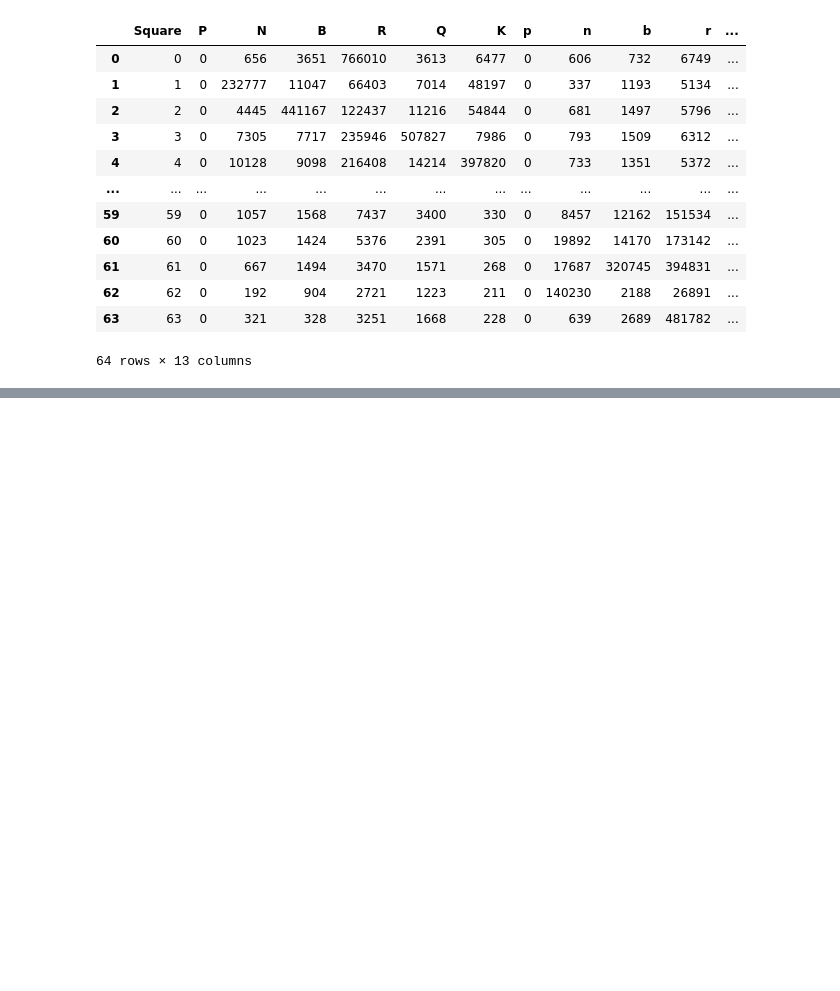
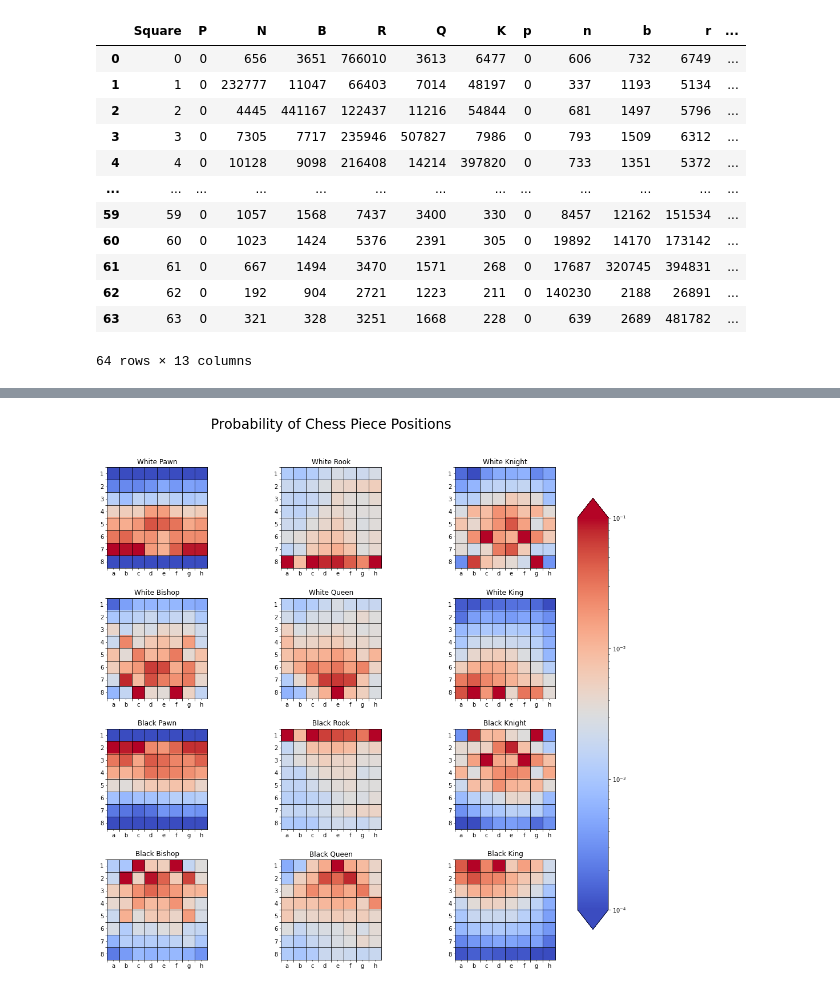
Before and after one commit to trinhhungfischer/chess-ai, a Jupyter notebook: scripts/position_analysis.ipynb, the cells around one changed output, grey strips where cells are left out. Drawn from its saved outputs; the diff is of its cells as text; code cells hidden in the pictures; blank space fills up the shorter version.

Commit message:
feat: Postion analysis and visualization

```diff
--- a/scripts/position_analysis.ipynb
+++ b/scripts/position_analysis.ipynb
@@ -11,7 +17,7 @@ import io
 players = ['Caruana', 'Polgar', 'Fischer', 'Morphy', 'Botvinnik', 'Tal',
  'Kasparov', 'Anand', 'Carlsen', 'Nakamura', 'Alekhine', 'Capablanca']
 # %%
-white_chess_pieces_type = [i for i in range (1, 7)]
+chess_pieces_type = [i for i in range (1, 7)]
 mapp = {1: [0] * 64, 2: [0] * 64, 3: [0] * 64, 4: [0] * 64, 5: [0] * 64, 6: [0] * 64}
 
 for player in players:
@@ -27,7 +33,7 @@ for player in players:
 
     for turn, move in enumerate(first_game.mainline_moves()):
       board.push(move)
-      for piece in white_chess_pieces_type:
+      for piece in chess_pieces_type:
         li = list(board.pieces(piece_type=piece, color=True))
         # print(li)
         for i in li:
@@ -36,7 +42,7 @@ for player in players:
 white_data = pd.DataFrame(mapp)
 white_data.rename(columns = {1:'P', 2:'N', 3:'B', 4:'R', 5:'Q', 6:'K'}, inplace=True)
 # %%
-white_chess_pieces_type = [i for i in range (1, 7)]
+chess_pieces_type = [i for i in range (1, 7)]
 mapp = {1: [0] * 64, 2: [0] * 64, 3: [0] * 64, 4: [0] * 64, 5: [0] * 64, 6: [0] * 64}
 
 for player in players:
@@ -52,7 +58,7 @@ for player in players:
 
     for turn, move in enumerate(first_game.mainline_moves()):
       board.push(move)
-      for piece in white_chess_pieces_type:
+      for piece in chess_pieces_type:
         li = list(board.pieces(piece_type=piece, color=False))
         # print(li)
         for i in li:
@@ -98,0 +142,53 @@ piece_data
+# %%
+norm = colors.LogNorm(vmin=1e-4, vmax=1e-1)
+cmap = copy.copy(matplotlib.cm.get_cmap('coolwarm'))
+cmap.set_bad(cmap(0))
+titleOfPiece = {'p': 'Pawn', 'n': 'Knight', 'b': 'Bishop', 'r': 'Rook', 'q': 'Queen', 'k': 'King'}
+
+fig, ax = plt.subplots(4, 3)
+fig.set_figheight(15)
+fig.set_figwidth(15)
+
+iter = 0
+for key in chess_pieces:
+  this_ax = ax[np.unravel_index(iter, (4, 3))]
+  iter += 1
+
+  color = 'White' if (key.isupper()) else 'Black'
+  title = color + ' ' + titleOfPiece[key.lower()]
+
+  iloc = piece_data.columns.get_loc(key)
+  data = piece_data.iloc[::-1,  iloc].to_numpy().reshape((8, 8))
+
+  im = this_ax.imshow(data, norm = norm, cmap = cmap)
+
+  this_ax.xaxis.set_major_formatter(ticker.NullFormatter())
+  this_ax.xaxis.set_major_locator(ticker.FixedLocator([-0.5, 0.5,1.5,2.5,3.5,4.5,5.5, 6.5]))
+  this_ax.xaxis.set_minor_locator(ticker.FixedLocator([0, 1, 2, 3, 4, 5, 6, 7]))
+  this_ax.xaxis.set_minor_formatter(ticker.FixedFormatter(['a', 'b', 'c', 'd', 'e', 'f', 'g', 'h']))
+
+  this_ax.yaxis.set_major_formatter(ticker.NullFormatter())
+  this_ax.yaxis.set_major_locator(ticker.FixedLocator([-0.5, 0.5,1.5,2.5,3.5,4.5,5.5, 6.5]))
+  this_ax.yaxis.set_minor_locator(ticker.FixedLocator([0, 1, 2, 3, 4, 5, 6, 7]))
+  this_ax.yaxis.set_minor_formatter(ticker.FixedFormatter(['1', '2', '3', '4', '5', '6', '7', '8']))
+
+  this_ax.set_title(title)
+  this_ax.grid(color = 'black')
+
+
+cbar_ax = fig.add_axes([0.9, 0.15, 0.05, 0.7])
+cbar = fig.colorbar(im, extend = 'both', cax=cbar_ax)
+
+fig.suptitle('Probability of Chess Piece Positions', fontsize = 24)
+
+plt.subplots_adjust(left=0.1,
+                    bottom=0.1,
+                    right=0.9,
+                    top=0.9,
+                    hspace=0.3)
+
+fig.patch.set_facecolor('white')
+plt.savefig('../analysis/probanility-chess-position.png', transparent=False)
+plt.show()
+# %% [output]
+[figure, added]
```
Also changed, not shown: parts of 3 cells of this notebook, 1 other file.
